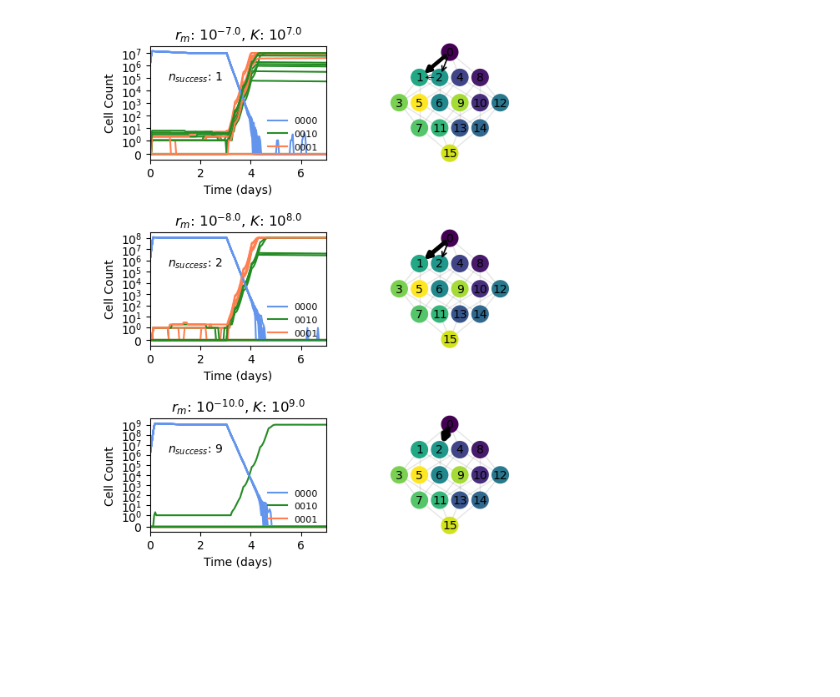
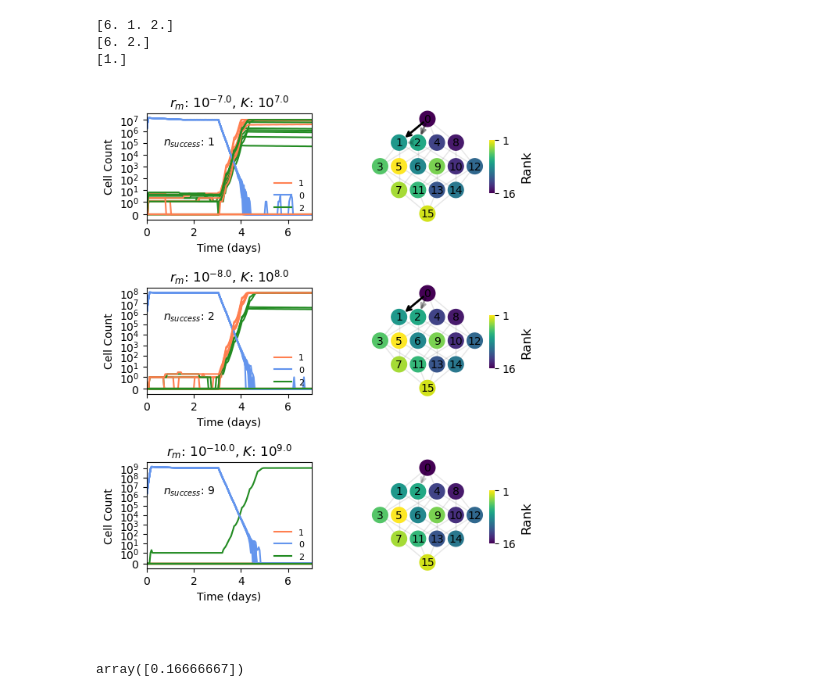
Before and after one commit to eshanking/fears-figures, a Jupyter notebook: figure_code/pharmacokinetics_analysis.ipynb, the cells around one changed output. Drawn from its saved outputs; the diff is of its cells as text; code cells hidden in the pictures; blank space fills up the shorter version.

```diff
--- a/figure_code/pharmacokinetics_analysis.ipynb
+++ b/figure_code/pharmacokinetics_analysis.ipynb
@@ -73,6 +108,6 @@ print(min_kelim,max_kelim)
 # %%
 res = np.zeros(n_samples)
-n_sims = 10
+n_sims = 100
 
 for i in range(n_samples):
 
@@ -294,7 +789,7 @@ fig.savefig('../figures/mutation_supply.pdf',bbox_inches='tight')
 
 np.random.seed(2024)
 
-arrowprops = dict(arrowstyle='->', color='black', lw=1,mutation_scale=10,shrinkA=5,shrinkB=5)
+arrowprops = dict(arrowstyle='->', color='black', lw=2,mutation_scale=10,shrinkA=5,shrinkB=7)
 
 landscape_options = {'node_size':200,
                     'square':True,'node_label':'base10','arrowprops':arrowprops,
@@ -341,9 +836,9 @@ for i,param in enumerate(params):
         if np.sum(counts,axis=1)[-1] < 1:
             n_success += 1
 
-        ax.plot(time,counts[:,0],color='cornflowerblue',label='0000')
-        ax.plot(time,counts[:,1],color='coral',label='0001')
-        ax.plot(time,counts[:,2],color='forestgreen',label='0010')
+        ax.plot(time,counts[:,0],color='cornflowerblue',label='0')
+        ax.plot(time,counts[:,1],color='coral',label='1')
+        ax.plot(time,counts[:,2],color='forestgreen',label='2')
 
     ax.set_xlim(0,7)
 
@@ -364,33 +859,47 @@ for i,param in enumerate(params):
 
     traj_list = [tuple(traj) for traj in traj_list]
 
     traj_list_unique = list(set([tuple(traj) for traj in traj_list]))
 
     traj_list_count = np.zeros((len(traj_list_unique)))
 
     for j,traj in enumerate(traj_list_unique):
         traj_list_count[j] = traj_list.count(traj)
 
+    print(traj_list_count)
+
+    alpha_list = traj_list_count/6
+
     traj_list_count = 5*(np.array(traj_list_count)/np.sum(traj_list_count))
 
     traj_list_count[traj_list_count < 0.5] = 0.5
 
     ax = ax_list[i,1]
 
-    plotter.plot_landscape(p,trajectory_list=traj_list_unique,conc=np.mean(p.drug_curve),
-                            colorbar=False,weight_list=traj_list_count,**landscape_options,ax=ax)
+    cby = 0.25 - 0.45*i
+
+    plotter.plot_landscape(p,trajectory_list=traj_list_unique,conc=np.max(p.drug_curve),
+                            colorbar=True,arrow_alpha_list=alpha_list,**landscape_options,
+                            ax=ax,cbloc = [0.62,cby,0.3,0.5])
 
 # move rows 2 and 3 down
 
 for i in range(2):
     for j in range(2):
         pos = ax_list[i+1,j].get_position()
         ax_list[i+1,j].set_position([pos.x0,pos.y0-0.1*(i+1),pos.width,pos.height])
 
 
 
 fig.savefig('../figures/pharmacokinetics_trajectories.pdf',bbox_inches='tight')
 
 # fig.tight_layout()
 # %% [output]
+[6. 1. 2.]
+[6. 2.]
+[1.]
-[figure, old version]
+[figure, new version]
+# %%
+alpha_list
+# %% [output]
+array([0.16666667])
```
Also changed, not shown: parts of 9 cells of this notebook, 32 other files.
